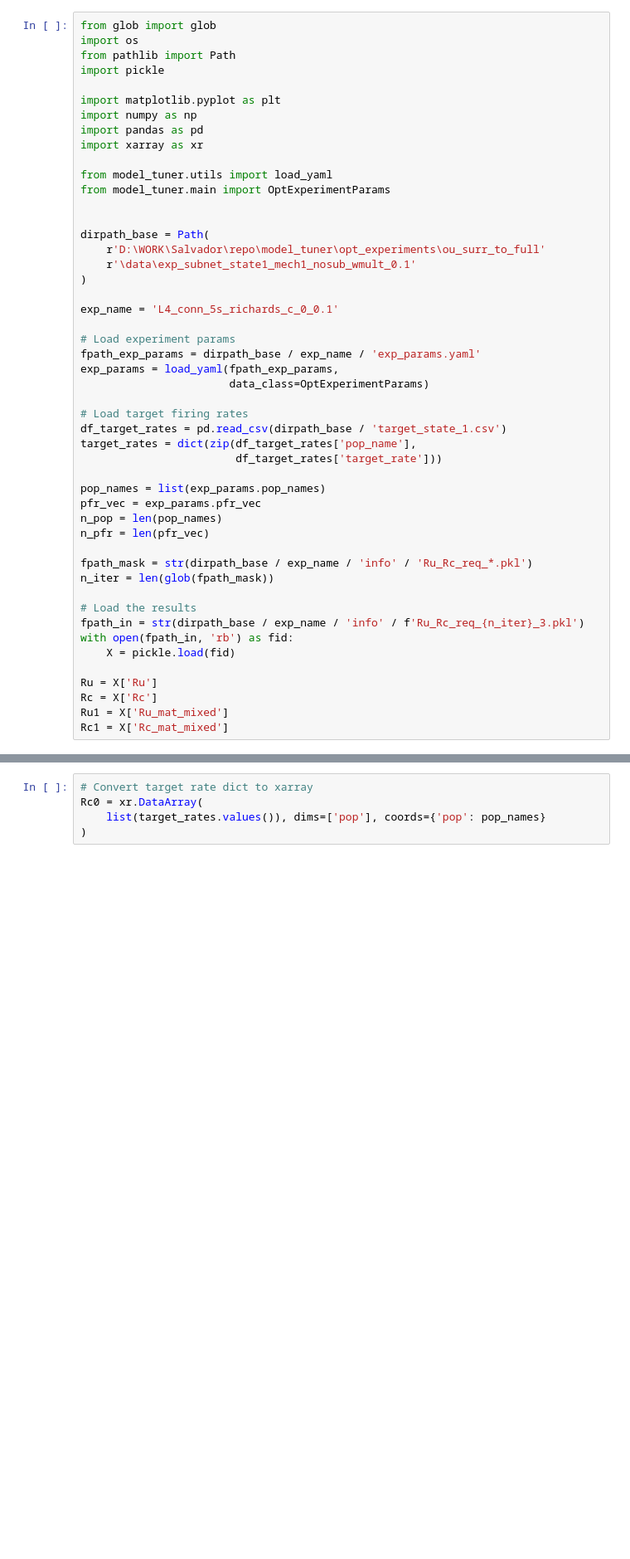
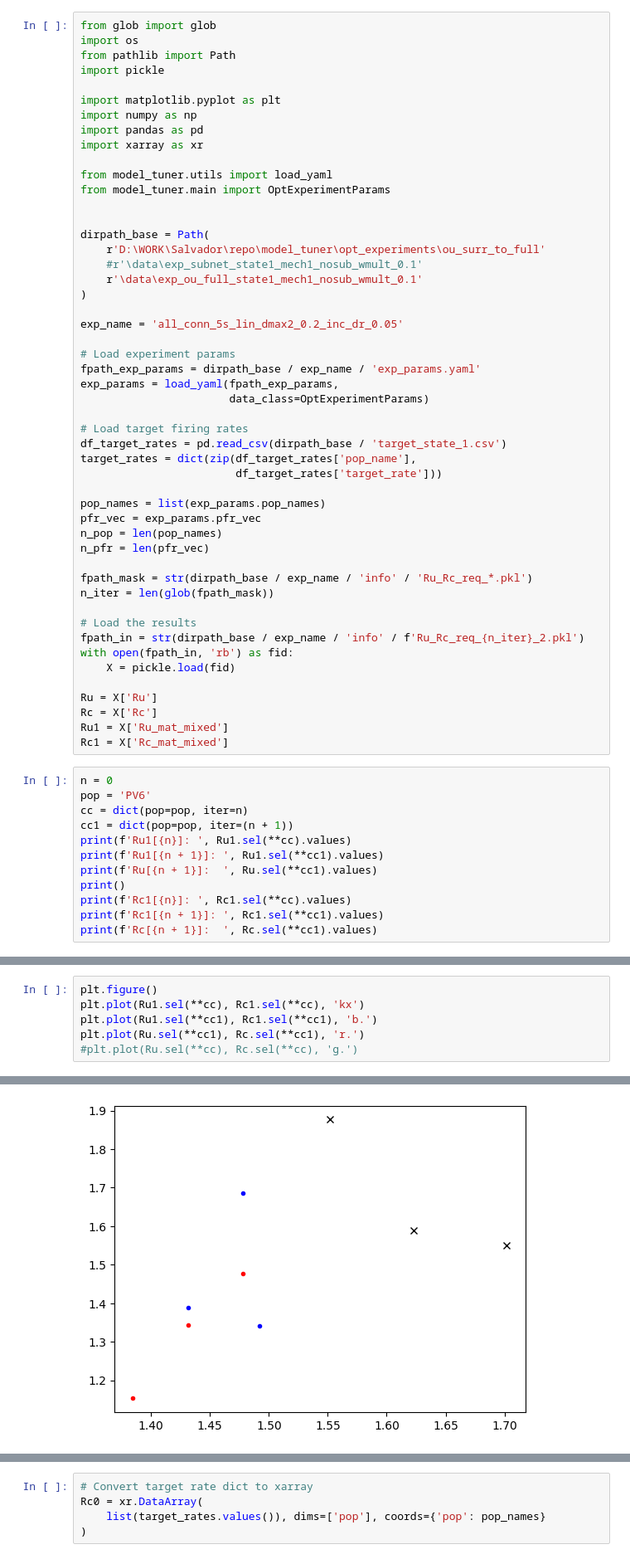
Before and after one commit to niknovikov19/model_tuner, a Jupyter notebook: opt_experiments/ou_surr_to_full/code/explore_opt_results_2.ipynb, the cells around one changed output, grey strips where cells are left out. Shown: that part at 83% size. Cells and saved outputs as stored; diff of their text form; blank space fills up the shorter version.

```diff
--- a/opt_experiments/ou_surr_to_full/code/explore_opt_results_2.ipynb
+++ b/opt_experiments/ou_surr_to_full/code/explore_opt_results_2.ipynb
@@ -15,10 +15,11 @@ from model_tuner.main import OptExperimentParams
 
 dirpath_base = Path(
     r'D:\WORK\Salvador\repo\model_tuner\opt_experiments\ou_surr_to_full'
-    r'\data\exp_subnet_state1_mech1_nosub_wmult_0.1'
+    #r'\data\exp_subnet_state1_mech1_nosub_wmult_0.1'
+    r'\data\exp_ou_full_state1_mech1_nosub_wmult_0.1'
 )
 
-exp_name = 'L4_conn_5s_richards_c_0_0.1'
+exp_name = 'all_conn_5s_lin_dmax2_0.2_inc_dr_0.05'
 
 # Load experiment params
 fpath_exp_params = dirpath_base / exp_name / 'exp_params.yaml'
@@ -39,7 +40,7 @@ fpath_mask = str(dirpath_base / exp_name / 'info' / 'Ru_Rc_req_*.pkl')
 n_iter = len(glob(fpath_mask))
 
 # Load the results
-fpath_in = str(dirpath_base / exp_name / 'info' / f'Ru_Rc_req_{n_iter}_3.pkl')
+fpath_in = str(dirpath_base / exp_name / 'info' / f'Ru_Rc_req_{n_iter}_2.pkl')
 with open(fpath_in, 'rb') as fid:
     X = pickle.load(fid)
 
@@ -47,3 +48,15 @@ Ru = X['Ru']
 Rc = X['Rc']
 Ru1 = X['Ru_mat_mixed']
 Rc1 = X['Rc_mat_mixed']
+# %%
+n = 0
+pop = 'PV6'
+cc = dict(pop=pop, iter=n)
+cc1 = dict(pop=pop, iter=(n + 1))
+print(f'Ru1[{n}]: ', Ru1.sel(**cc).values)
+print(f'Ru1[{n + 1}]: ', Ru1.sel(**cc1).values)
+print(f'Ru[{n + 1}]:  ', Ru.sel(**cc1).values)
+print()
+print(f'Rc1[{n}]: ', Rc1.sel(**cc).values)
+print(f'Rc1[{n + 1}]: ', Rc1.sel(**cc1).values)
+print(f'Rc[{n + 1}]:  ', Rc.sel(**cc1).values)
@@ -49,0 +71,7 @@ Rc1 = X['Rc_mat_mixed']
+# %%
+plt.figure()
+plt.plot(Ru1.sel(**cc), Rc1.sel(**cc), 'kx')
+plt.plot(Ru1.sel(**cc1), Rc1.sel(**cc1), 'b.')
+plt.plot(Ru.sel(**cc1), Rc.sel(**cc1), 'r.')
+#plt.plot(Ru.sel(**cc), Rc.sel(**cc), 'g.')
+# %% [output]
@@ -49,0 +79 @@ Rc1 = X['Rc_mat_mixed']
+[figure, added]
```
Also changed, not shown: parts of 6 cells of this notebook, 2 other files.
